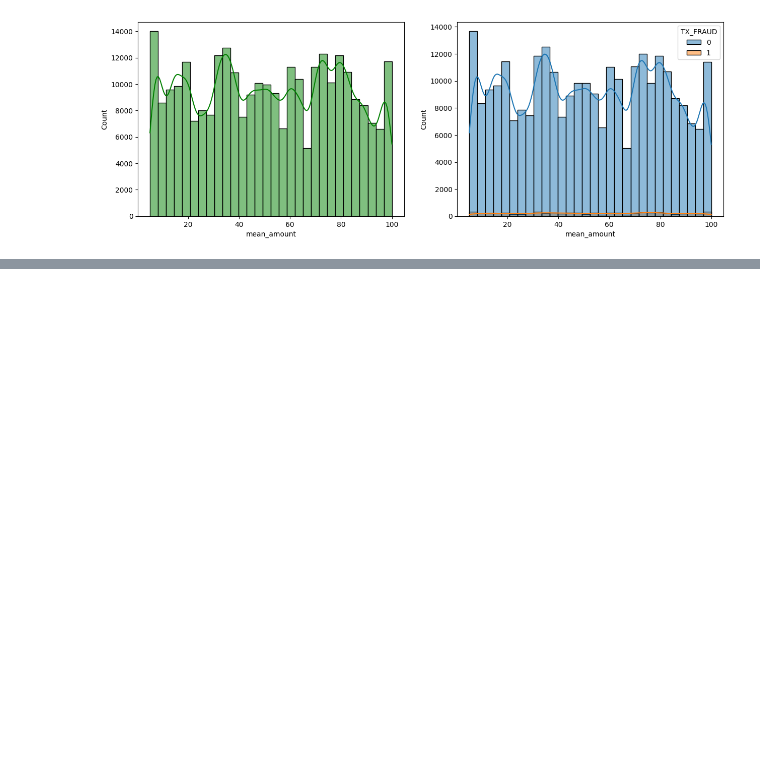
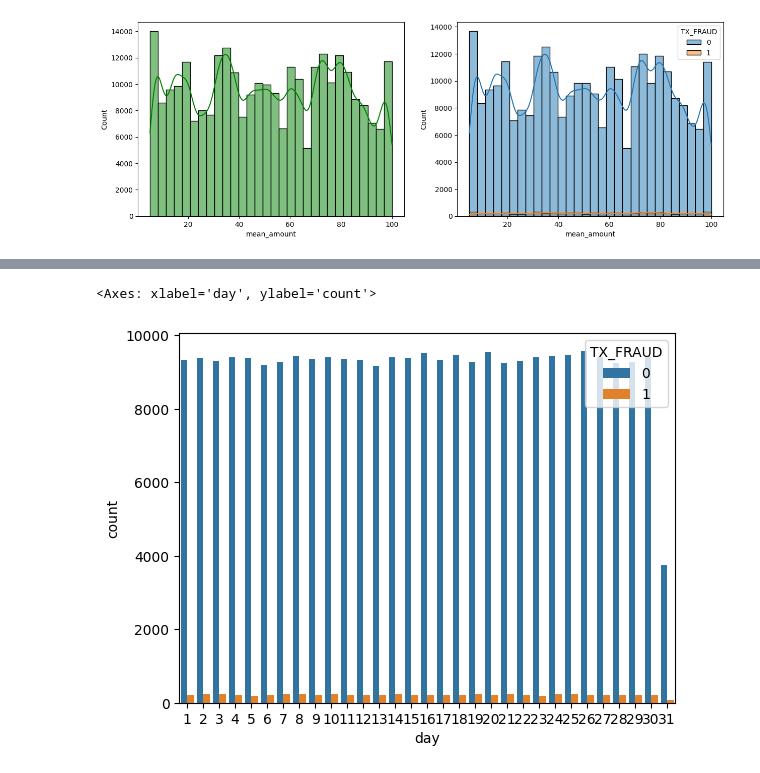
Before and after one commit to Mohwit/Credit-Card-Fraud-Detection-End2End, a Jupyter notebook: notebooks/eda.ipynb, the cells around one changed output, grey strips where cells are left out. Drawn from its saved outputs; the diff is of its cells as text; code cells hidden in the pictures; blank space fills up the shorter version.

```diff
--- a/notebooks/eda.ipynb
+++ b/notebooks/eda.ipynb
@@ -132,0 +166,6 @@ plt.show()
+# %%
+#days wrt target variable
+sns.countplot(data=data, x="day", hue="TX_FRAUD")
+# %% [output]
+<Axes: xlabel='day', ylabel='count'>
+[figure, added]
```
Also changed, not shown: parts of 17 cells of this notebook, 2 other files.
